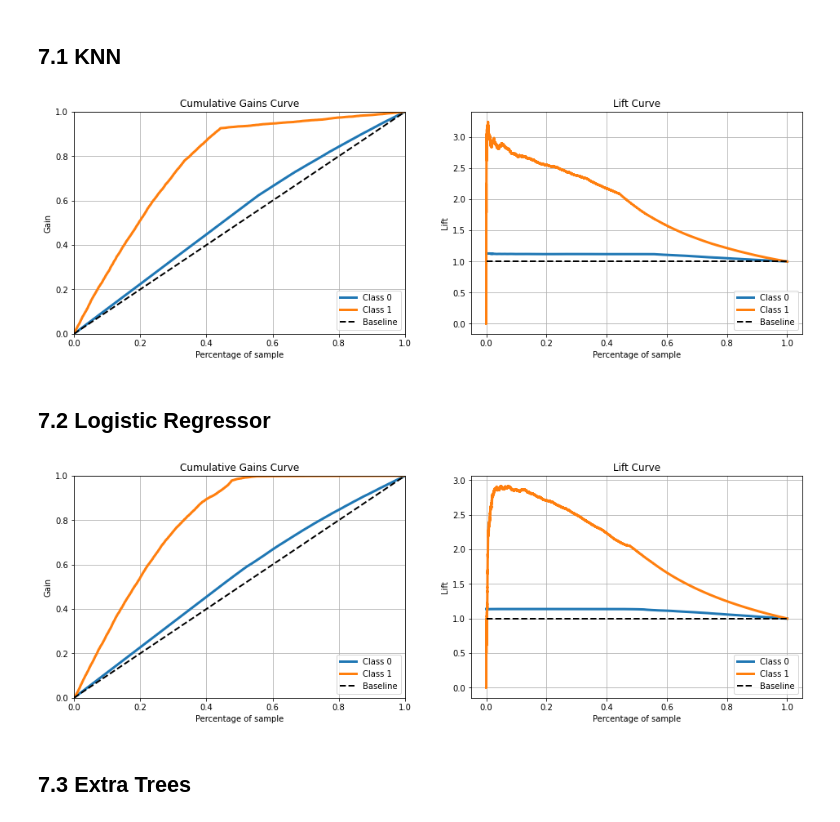
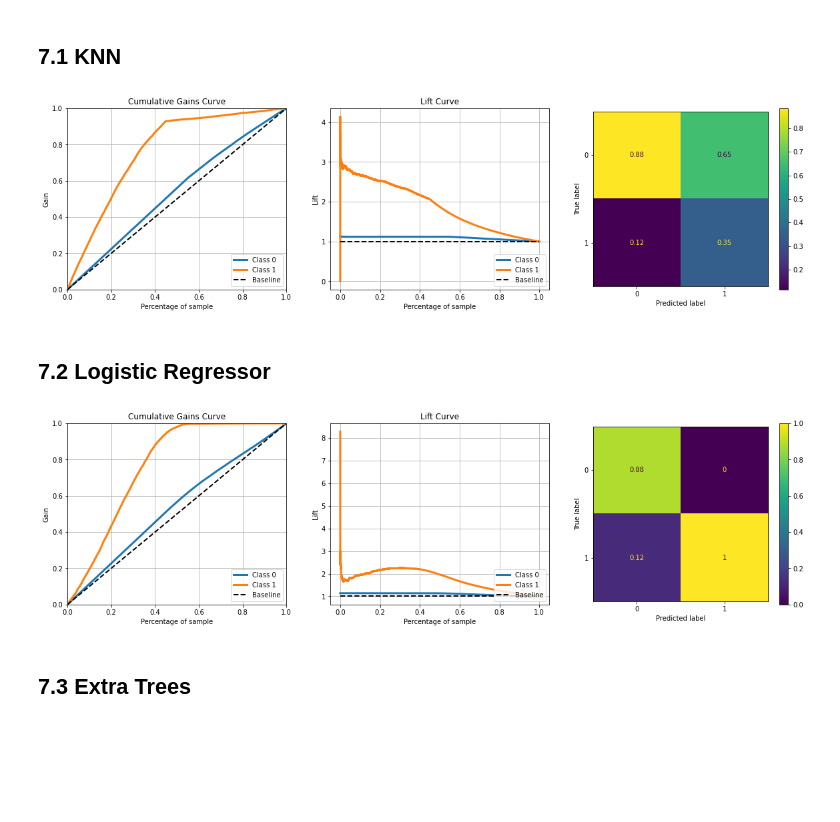
Before and after one commit to ArthurMesquita96/Insurance-Cross-Sell, a Jupyter notebook: insurance_cross_sell_notebook.ipynb, the cells around one changed output. Saved outputs shown, nothing was run; the diff lists cells and outputs as text; code cells hidden in the pictures; blank space fills up the shorter version.

Commit message:
confusion matrix and deployment

```diff
--- a/insurance_cross_sell_notebook.ipynb
+++ b/insurance_cross_sell_notebook.ipynb
@@ -80,7 +81,7 @@ def recall_at_k(data, k):
 
     return data.loc[k,'recall_at_k']
 
-def single_performance(model_name, x_validation, y_validation, yhat):
+def ranking_performance(model_name, x_validation, y_validation, yhat):
 
     data = x_validation.copy()
     data['response'] = y_validation.copy()
@@ -97,6 +98,19 @@ def single_performance(model_name, x_validation, y_validation, yhat):
         'Recall at K': recall_at_k(data,k=int(round(data.shape[0]*0.2,0)))},
         index=[0]
     )
+
+def classification_performance(model_name, y_test, y_pred):
+    acc = accuracy_score(y_test,y_pred)
+    pre = precision_score(y_test,y_pred)
+    rec = recall_score(y_test,y_pred)
+    f1s = f1_score(y_test,y_pred)
+
+    return pd.DataFrame({
+        'Model':model_name,
+        'Accuracy' : acc,
+        'Precision': pre,
+        'Recall': rec,
+        'F1 Score': f1s}, index=[0])
 
 def cross_validation(data_train,k_fold,model_name, model,verbose):
 
@@ -668,7 +682,7 @@ df5 = df4.copy()
 X = df4.drop(['response'],axis=1)
 y = df4['response'].copy()
 
-X_train_full, X_test, Y_train_full, Y_test = ms.train_test_split(X, y, test_size=0.1)
+X_train_full, X_test_raw, Y_train_full, Y_test_raw = ms.train_test_split(X, y, test_size=0.1)
 # %% [markdown]
 ### 5.1.2 Training and Validation
 # %%
@@ -882,9 +896,7 @@ cols_selected = [
                 'region_code',
                 'vehicle_damage',
                 'policy_sales_channel',
-                'previously_insured',
-                'vehicle_age_bellow_1_year',
-                'vehicle_age_between_1_2_year']
+                'previously_insured']
 
 x_train = data_train[cols_selected]
 x_val = x_validation[cols_selected]
@@ -893,47 +905,63 @@ x_val = x_validation[cols_selected]
 # %%
 # model definition
 knn_model = nh.KNeighborsClassifier(n_neighbors=10)
 
 # model training
 knn_model.fit(x_train, y_train)
 
+# ==== Model Score
 # model prediction
-yhat_knn = knn_model.predict_proba(x_val)
+y_score_knn = knn_model.predict_proba(x_val)
+# performance
+knn_result_rank = ranking_performance('KNN', x_validation, y_validation,y_score_knn)
 
+# ==== Model Prediction
+# model prediction
+y_pred_knn = knn_model.predict(x_val)
 # performance
-knn_result = single_performance('KNN', x_validation, y_validation,yhat_knn)
+knn_result_class = classification_performance('KNN', y_validation, y_pred_knn)
 
 # plot
-fig, ax = plt.subplots(1,2,figsize=(16,5))
+fig, ax = plt.subplots(1,3,figsize=(20,5))
 
 # Accumulative Gain
-skplt.metrics.plot_cumulative_gain(y_validation,yhat_knn,ax=ax[0])
-skplt.metrics.plot_lift_curve(y_validation,yhat_knn,ax=ax[1]);
+skplt.metrics.plot_cumulative_gain(y_validation,y_score_knn,ax=ax[0])
+skplt.metrics.plot_lift_curve(y_validation,y_score_knn,ax=ax[1]);
+plot_confusion_matrix(knn_model, x_val,y_validation,normalize='pred',ax=ax[2])
+plt.show()
 # %% [output]
-[figure, old version]
+[figure, new version]
 # %% [markdown]
 ## 7.2 Logistic Regressor
 # %%
 # model definition
-lr_model = lm.LogisticRegression(random_state=42)
+lr_model = lm.LogisticRegression(random_state=42,C = 0.001)
 
 # model training
 lr_model.fit(x_train, y_train)
 
+# ==== Model Score
 # model prediction
-yhat_lr = lr_model.predict_proba(x_val)
+y_score_lr = lr_model.predict_proba(x_val)
+# performance
+lr_result_rank = ranking_performance('Logistic Regression', x_validation, y_validation,y_score_lr)
 
+# ==== Model Prediction
+# model prediction
+y_pred_lr = lr_model.predict(x_val)
 # performance
-log_reg_result = single_performance('Logistic Regression', x_validation, y_validation,yhat_lr)
+lr_result_class = classification_performance('Logistic Regression', y_validation, y_pred_lr)
 
 # plot
-fig, ax = plt.subplots(1,2,figsize=(16,5))
+fig, ax = plt.subplots(1,3,figsize=(20,5))
 
 # Accumulative Gain
-skplt.metrics.plot_cumulative_gain(y_validation,yhat_lr,ax=ax[0]);
-skplt.metrics.plot_lift_curve(y_validation,yhat_lr,ax=ax[1]);
+skplt.metrics.plot_cumulative_gain(y_validation,y_score_lr,ax=ax[0])
+skplt.metrics.plot_lift_curve(y_validation,y_score_lr,ax=ax[1]);
+plot_confusion_matrix(lr_model, x_val,y_validation,normalize='pred',ax=ax[2])
+plt.show()
 # %% [output]
-[figure, old version]
+[figure, new version]
 # %% [markdown]
 ## 7.3 Extra Trees
 # %%
```
Also changed, not shown: parts of 25 cells of this notebook, 10 other files.
